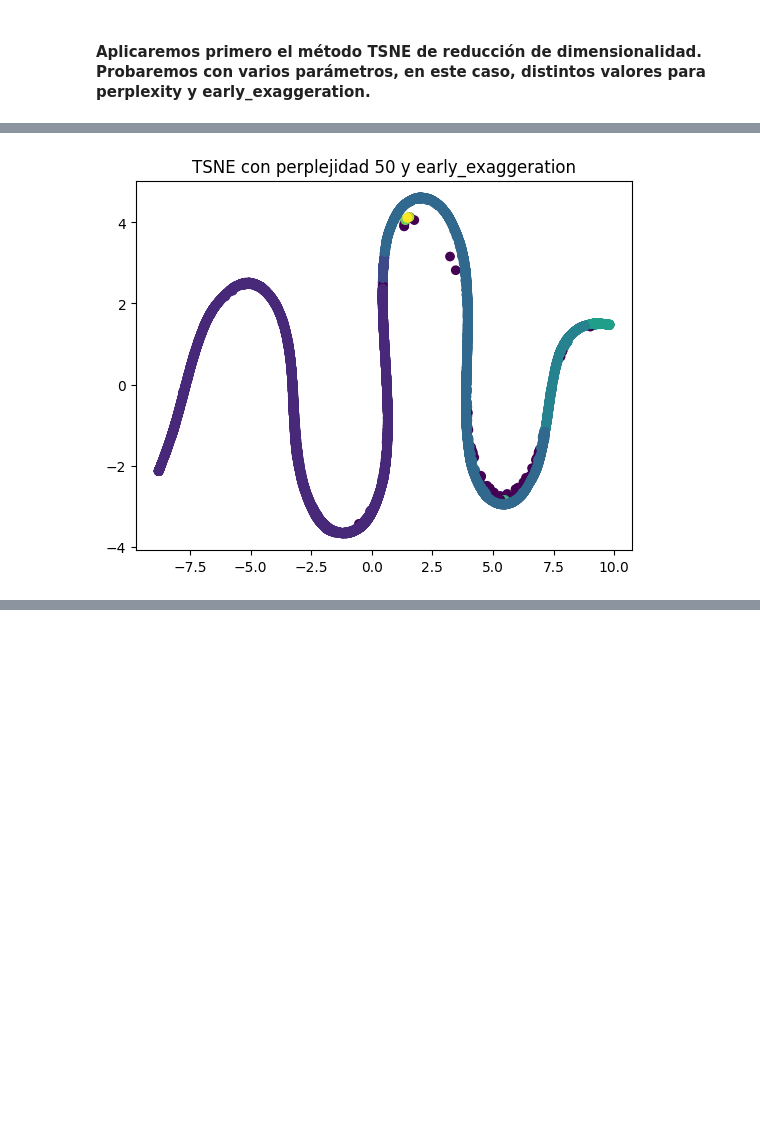
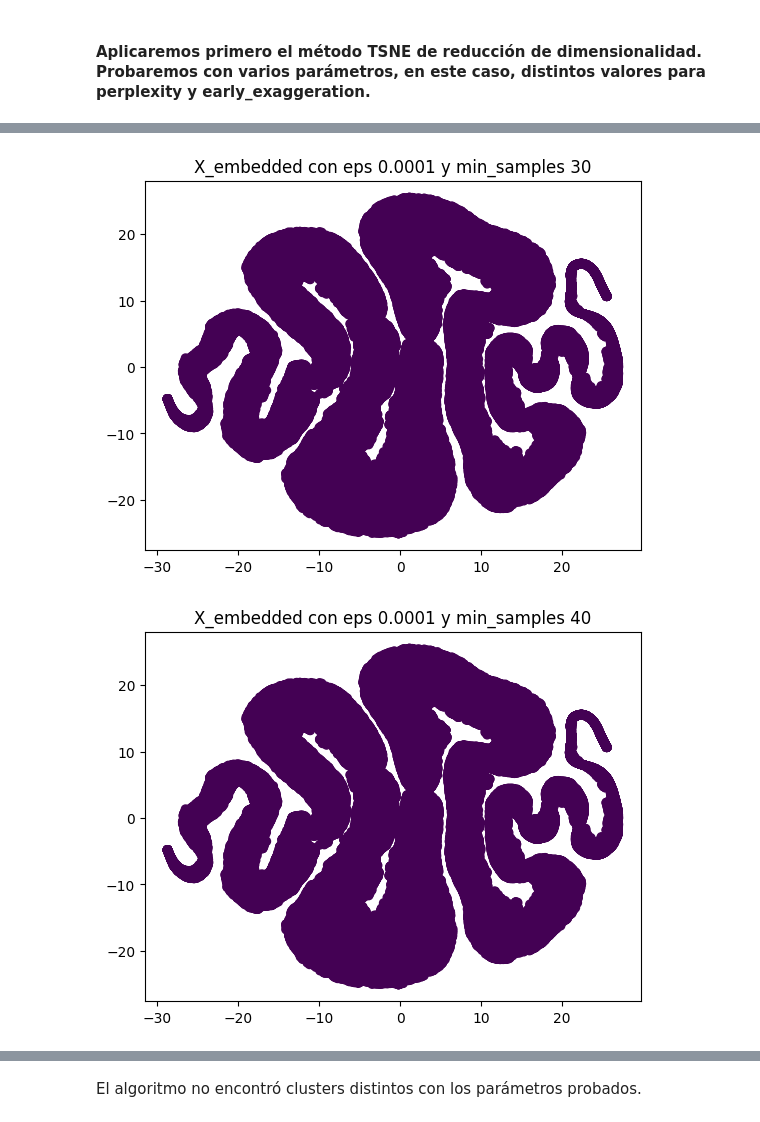
Before and after one commit to AAA-Energia/energy-demand-prediction, a Jupyter notebook: notebooks/apply_TSNE_DBSCAN.ipynb, the cells around one changed output, grey strips where cells are left out. Saved outputs shown, nothing was run; the diff lists cells and outputs as text; code cells hidden in the pictures; blank space fills up the shorter version.

```diff
--- a/notebooks/apply_TSNE_DBSCAN.ipynb
+++ b/notebooks/apply_TSNE_DBSCAN.ipynb
@@ -55,3 +44,0 @@ plt.show()
-# %%
-clustering = DBSCAN(eps = 0.05).fit(X_embedded)
-clustering.labels_
@@ -59,0 +47,2 @@ array([0, 0, 0, ..., 0, 0, 0], dtype=int64)
+# %%
+X_embedded = TSNE(n_components =2 , n_iter = 500, perplexity = 100, early_exaggeration = 60).fit_transform(X)
@@ -60,6 +53,10 @@ array([0, 0, 0, ..., 0, 0, 0], dtype=int64)
 # %%
-plt.title(f'TSNE con perplejidad 50 y early_exaggeration')
-plt.scatter(X_embedded[:,0], X_embedded[:,1], c = clustering.labels_)
-plt.show()
+for eps in [0.0001, 0.00005, 0.00001]:
+    for min_sample in [30, 40, 50, 60]:
+        clustering = DBSCAN(eps = eps, min_samples=min_sample).fit(X)
+        plt.title(f'X_embedded con eps {eps} y min_samples {min_sample}')
+        plt.scatter(X_embedded[:,0], X_embedded[:,1], c = clustering.labels_)
+        plt.show()
 # %% [output]
-[figure, old version]
+[figure, new version]
+[figure, added]
@@ -65,0 +73,2 @@ plt.show()
+# %% [markdown]
+El algoritmo no encontró clusters distintos con los parámetros probados.
```
Also changed, not shown: parts of 8 cells of this notebook.
